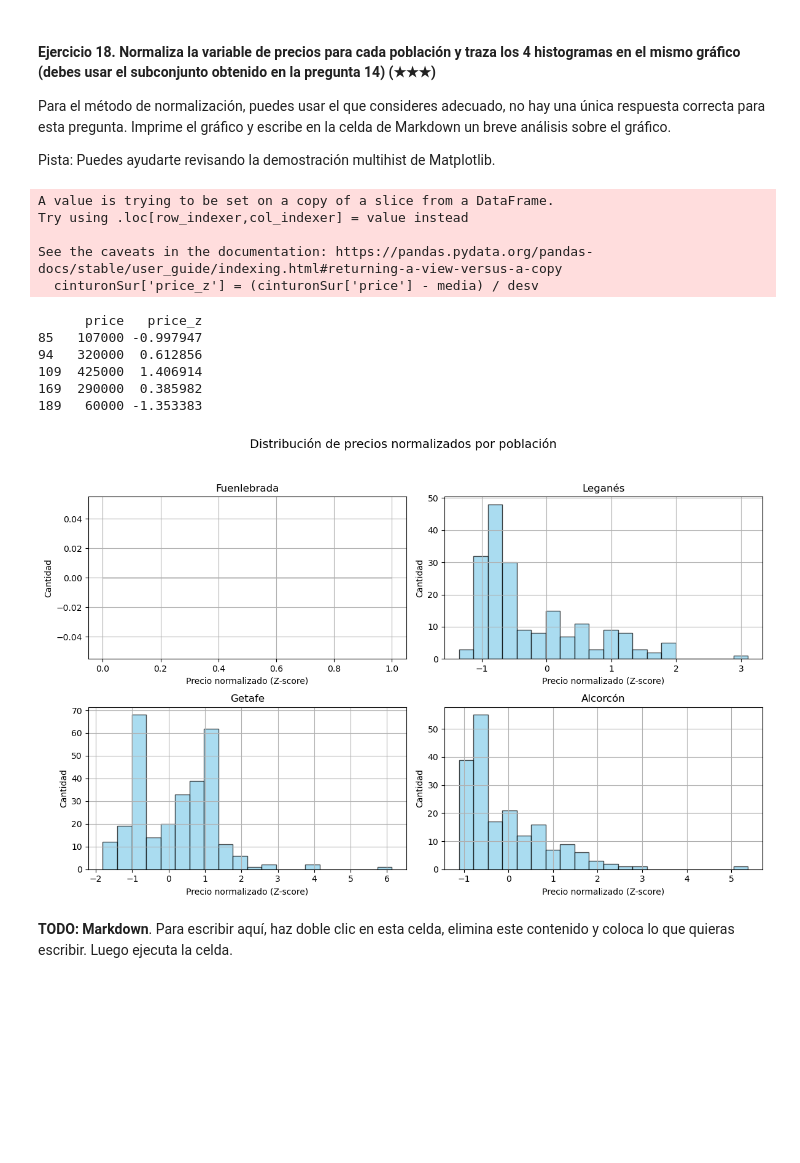
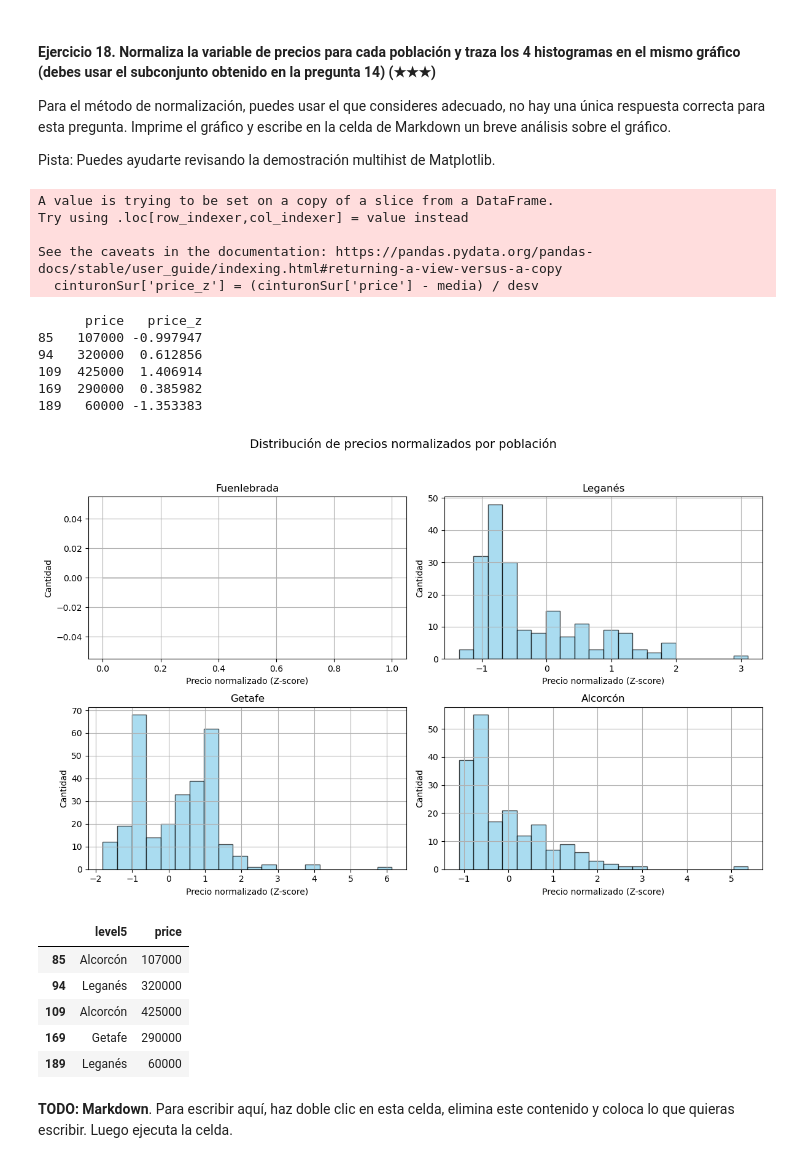
Before and after one commit to girleal/realestate-datacleanup-exercise, a Jupyter notebook: project.es.ipynb, the cells around one changed output. Drawn from its saved outputs; the diff is of its cells as text; code cells hidden in the pictures; blank space fills up the shorter version.

```diff
--- a/project.es.ipynb
+++ b/project.es.ipynb
@@ -14,7 +14,8 @@ Empecemos precisamente con esa pregunta... ¡Buena suerte!
 import pandas as pd
 
 # Este archivo CSV contiene puntos y comas en lugar de comas como separadores
-ds = pd.read_csv('assets/real_estate.csv', sep=';')
+ds = pd.read_csv(r"C:\Users\Alejandro\Documents\GitHub\realestate-datacleanup-exercise\assets\real_estate.csv", sep=";")
+
 ds
 # %% [output]
 |  | Unnamed: 0 | id_realEstates | isNew | realEstate_name | phone_realEstate | url_inmueble | rooms | ... |
@@ -605,6 +607,7 @@ Pista: Puedes ayudarte revisando la demostración multihist de Matplotlib.
 copiaCS = ds.copy()
 filtroCS1 = copiaCS['level5'].isin(['Fuenlebrada', 'Leganés', 'Getafe', 'Alcorcón'])
 cinturonSur = copiaCS[filtroCS1]
+
 
 for x, y in cinturonSur.iterrows():
     ##min_price = copiaNormalizada['price'].min()
@@ -620,33 +623,40 @@ print(cinturonSur[['price', 'price_z']].head())
 
 
 poblaciones = ['Fuenlebrada', 'Leganés', 'Getafe', 'Alcorcón']
 fig, axN = plt.subplots(2, 2, figsize=(12, 8))
 axN = axN.flatten()
 
 for i, poblacion in enumerate(poblaciones):
     datos = cinturonSur[cinturonSur['level5'] == poblacion]['price_z']
     axN[i].hist(datos, bins=20, color='skyblue', edgecolor='black', alpha=0.7)
     axN[i].set_title(poblacion)
     axN[i].set_xlabel("Precio normalizado (Z-score)")
     axN[i].set_ylabel("Cantidad")
     axN[i].grid(True)
 
 fig.suptitle("Distribución de precios normalizados por población", fontsize=14)
 fig.tight_layout(rect=[0, 0.03, 1, 0.95])
 plt.show()
+cinturonSur[['level5', 'price']].head()
 # %% [output]
 A value is trying to be set on a copy of a slice from a DataFrame.
 Try using .loc[row_indexer,col_indexer] = value instead
 
 See the caveats in the documentation: https://pandas.pydata.org/pandas-docs/stable/user_guide/indexing.html#returning-a-view-versus-a-copy
   cinturonSur['price_z'] = (cinturonSur['price'] - media) / desv
       price   price_z
 85   107000 -0.997947
 94   320000  0.612856
 109  425000  1.406914
 169  290000  0.385982
 189   60000 -1.353383
 [figure]
+|  | level5 | price |
+| 85 | Alcorcón | 107000 |
+| 94 | Leganés | 320000 |
+| 109 | Alcorcón | 425000 |
+| 169 | Getafe | 290000 |
+| 189 | Leganés | 60000 |
 # %% [markdown]
 **TODO: Markdown**. Para escribir aquí, haz doble clic en esta celda, elimina este contenido y coloca lo que quieras escribir. Luego ejecuta la celda.
 # %% [markdown]
```
Also changed, not shown: parts of 3 cells of this notebook.
